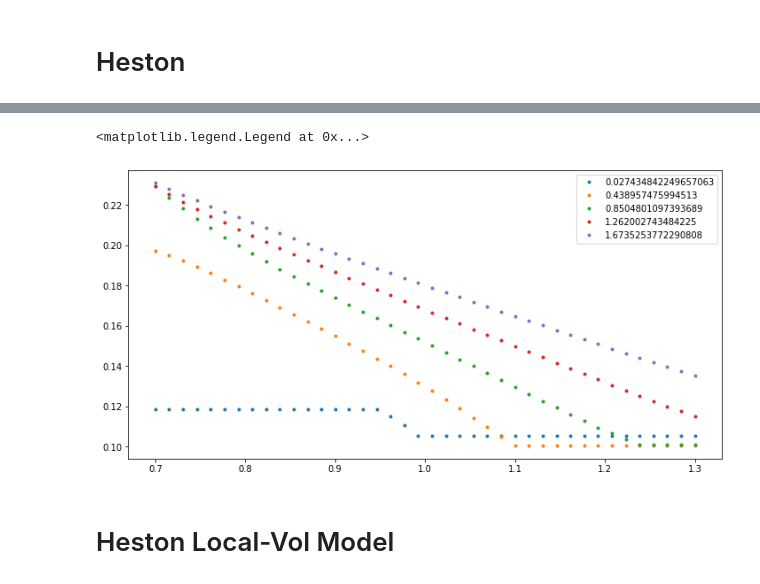
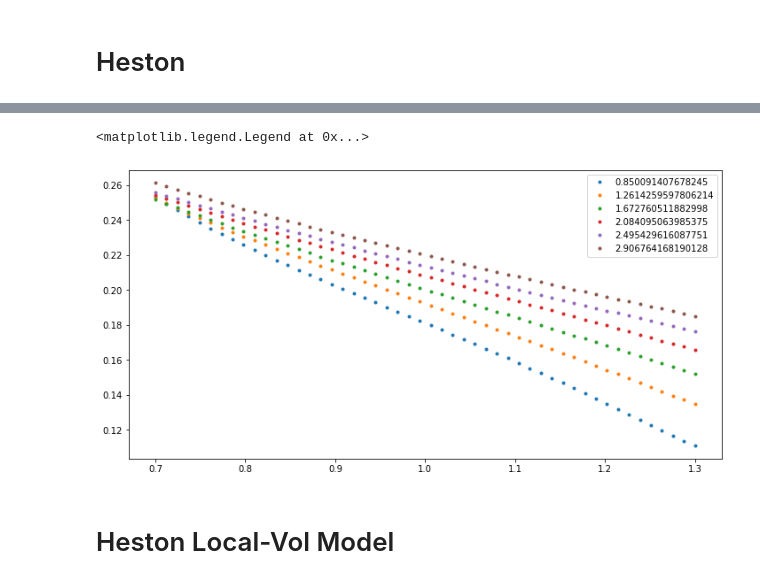
Before and after one commit to pikki622/RiVaPy, a Jupyter notebook: notebooks/models/stoch_local_vol.ipynb, the cells around one changed output, grey strips where cells are left out. Drawn from its saved outputs; the diff is of its cells as text; code cells hidden in the pictures.

```diff
--- a/notebooks/models/stoch_local_vol.ipynb
+++ b/notebooks/models/stoch_local_vol.ipynb
@@ -36,10 +61,8 @@ heston = models.HestonModel(long_run_variance=0.3**2,
 # %%
 # compute implied vols for a fixed set of heston parameters
 # %%
-n_sims = 100000
+n_sims = 100_000
 S0 = 1.0
-
-timegrid = np.linspace(0.0,2.0,2*365)
 
 simulated_values = np.empty((n_sims, 2))
 simulated_values[:,0] = S0
@@ -58,11 +100,10 @@ for i in range(1,timegrid.shape[0]):
 # %%
-for i in range(100):
-    plt.plot(paths[:,i,1],'-r')
+for i in range(500):
+    plt.plot(paths[:,i,0],'-r', alpha=0.2)
 
 
 expiries = timegrid[10::30]
 p = paths[10::30]
-strikes = np.linspace(0.7,1.3,40)
 call_prices = np.empty((expiries.shape[0], strikes.shape[0]))
 
 for i in range(expiries.shape[0]):
@@ -81,18 +115,2 @@ plt.plot(strikes, call_prices[expiry])
-# %%
-vols = np.zeros((expiries.shape[0],strikes.shape[0]))
-
-import rivapy.pricing.analytics
-for i in range(expiries.shape[0]):
-    for j in range(strikes.shape[0]):
-        try:
-            vols[i,j] = rivapy.pricing.analytics.compute_implied_vol_Buehler(strikes[j], maturity=expiries[i],
-                                                              price=call_prices[i, j])
-        except:
-            pass
-for i in range(expiries.shape[0]):
-    for j in range(int(strikes.shape[0]/2),strikes.shape[0]):
-        if vols[i,j] <1e-1:
-            vols[i,j] = vols[i,j-1]
-    for j in range(23,-1,-1):
-        if vols[i,j] <1e-6:
-            vols[i,j] = vols[i,j+1]
+# %%
+vols_heston = calc_imlied_vol_grid(expiries, strikes, call_prices)
@@ -99,9 +127,9 @@ for i in range(expiries.shape[0]):
 # %%
 plt.figure(figsize=(12,6))
-for i in range(0,expiries.shape[0],5):
-    plt.plot(strikes, vols[i,:], '.', label=str(expiries[i]))
+for i in range(10,expiries.shape[0],5):
+    plt.plot(strikes, vols_heston[i,:], '.', label=str(expiries[i]))
 plt.legend()
 # %% [output]
 <matplotlib.legend.Legend at 0x...>
-[figure, old version]
+[figure, new version]
 # %%
```
Also changed, not shown: parts of 24 cells of this notebook, 1 other file.
